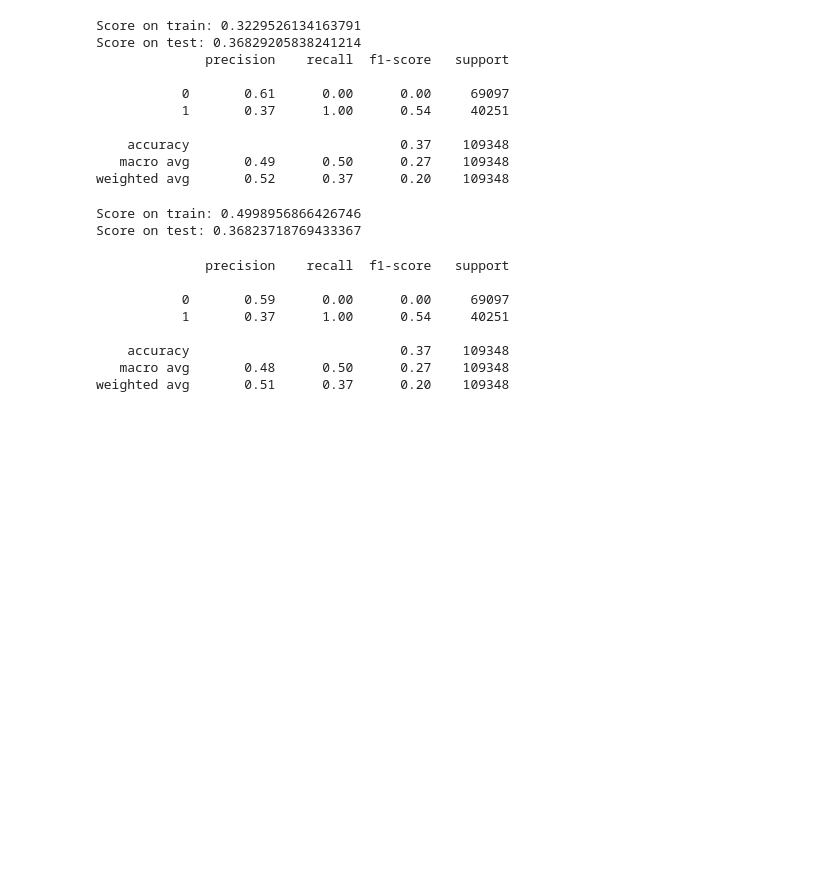
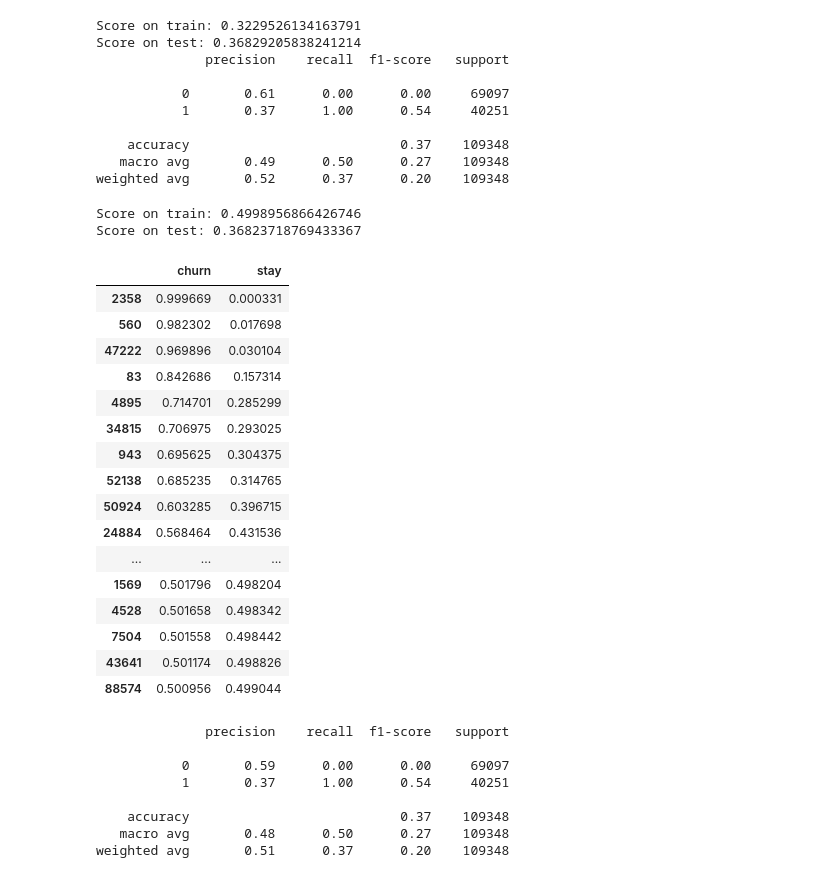
Before and after one commit to lechiben/churn-ltv-prediction, a Jupyter notebook: Churn Rate Prediction.ipynb, the cells around one changed output. Saved outputs shown, nothing was run; the diff lists cells and outputs as text; code cells hidden in the pictures; blank space fills up the shorter version.

Commit message:
add proba

```diff
--- a/Churn Rate Prediction.ipynb
+++ b/Churn Rate Prediction.ipynb
@@ -665,6 +665,32 @@ print(f'Score on test: {churn_logistic_regression.score(X_test, y_test)}')
 # %% [output]
 Score on train: 0.4998956866426746
 Score on test: 0.36823718769433367
+# %%
+scores = churn_logistic_regression.predict_proba(X_test)
+
+# Put in a dataframe
+score_df = pd.DataFrame(scores, columns={'stay', 'churn'})
+# score_df.insert(0, 'sms', sms_df['sms'])
+
+score_df.nlargest(50, ['churn'])
+# %% [output]
+|  | churn | stay |
+| 2358 | 0.999669 | 0.000331 |
+| 560 | 0.982302 | 0.017698 |
+| 47222 | 0.969896 | 0.030104 |
+| 83 | 0.842686 | 0.157314 |
+| 4895 | 0.714701 | 0.285299 |
+| 34815 | 0.706975 | 0.293025 |
+| 943 | 0.695625 | 0.304375 |
+| 52138 | 0.685235 | 0.314765 |
+| 50924 | 0.603285 | 0.396715 |
+| 24884 | 0.568464 | 0.431536 |
+| ... | ... | ... |
+| 1569 | 0.501796 | 0.498204 |
+| 4528 | 0.501658 | 0.498342 |
+| 7504 | 0.501558 | 0.498442 |
+| 43641 | 0.501174 | 0.498826 |
+| 88574 | 0.500956 | 0.499044 |
 # %%
 from sklearn.metrics import classification_report
 
```
Also changed, not shown: parts of 1 cell of this notebook.
